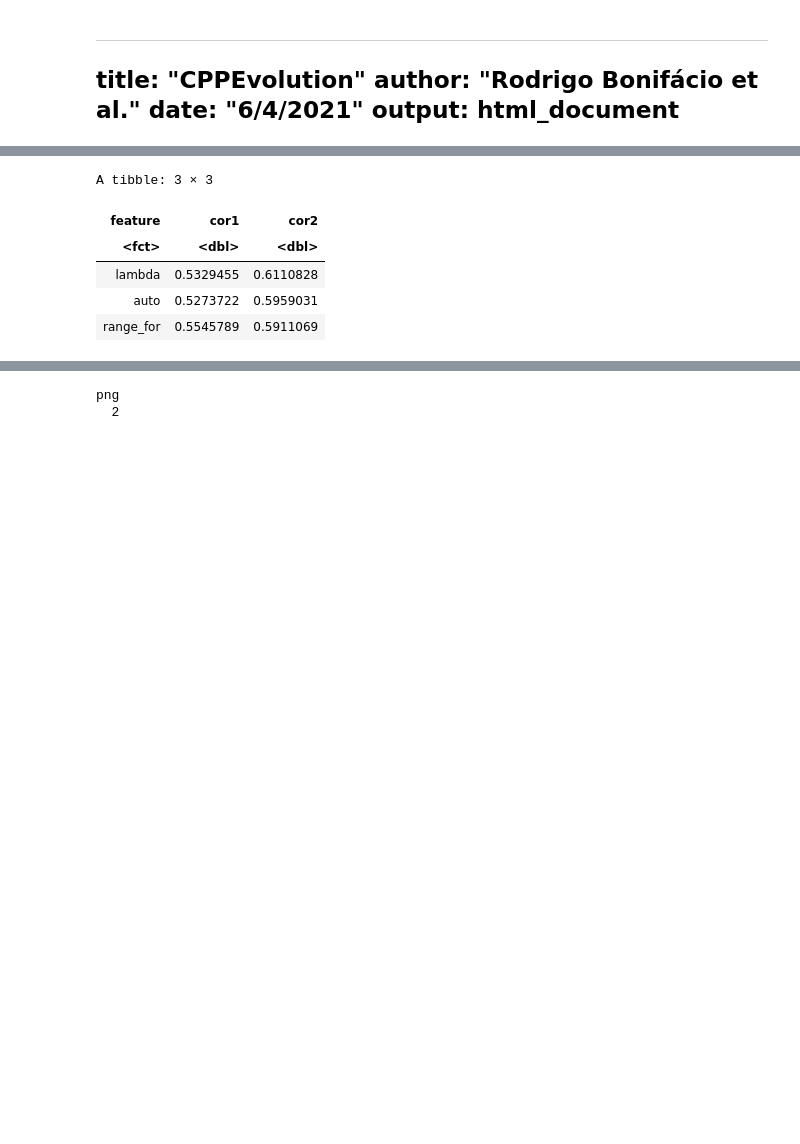
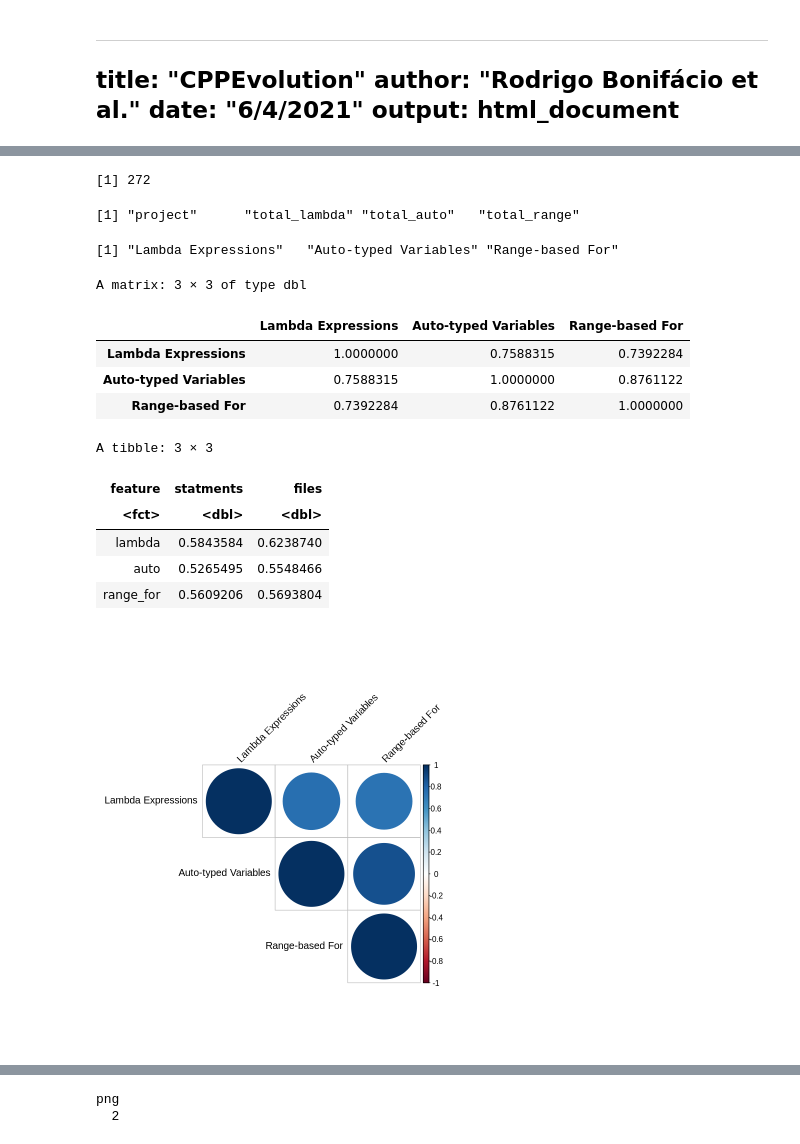
Before and after one commit to PAMunb/cppEvolution, a Jupyter notebook: analysis/datasets/analysis.ipynb, the cells around one changed output, grey strips where cells are left out. Drawn from its saved outputs; the diff is of its cells as text; code cells hidden in the pictures; blank space fills up the shorter version.

```diff
--- a/analysis/datasets/analysis.ipynb
+++ b/analysis/datasets/analysis.ipynb
@@ -161,19 +183,50 @@ A data.frame: 6 × 2
-# %%
-rq6 <- sqldf("select project, feature, statements, files, total
-                      from rq1
-                      where feature in ('auto','lambda', 'range_for')
-                      order by 2")
-
-rq6%>%
-group_by(feature)%>%
-summarise(cor1=cor(statements,total,method="spearman"), cor2=cor(files,total,method="spearman"))
-# %% [output]
-A tibble: 3 × 3
-| feature | cor1 | cor2 |
-| <fct> | <dbl> | <dbl> |
-| lambda | 0.5329455 | 0.6110828 |
-| auto | 0.5273722 | 0.5959031 |
-| range_for | 0.5545789 | 0.5911069 |
+# %%
+rq6 <- sqldf("select project, feature, statements, files, total
+                      from rq1
+                      where feature in ('auto','lambda', 'range_for')
+                      order by 2")
+
+# rq6
+
+lambdas <- sqldf("select project, total as total_lambda from rq6 where feature = 'lambda'")
+autos <- sqldf("select project, total as total_auto from rq6 where feature = 'auto'")
+range_fors <- sqldf("select project, total as total_range from rq6 where feature = 'range_for'")
+
+rq8 <- merge(lambdas,autos)
+rq8 <- merge(rq8,range_fors)
+
+nrow(rq8)
+colnames(rq8)
+
+rq8 <- sqldf("select total_lambda as [Lambda Expressions], total_auto as [Auto-typed Variables], total_range as [Range-based For] from rq8")
+
+res <- cor(rq8)
+colnames(res)
+res
+
+corrplot(res, type = "upper", order = "hclust",
+          tl.col = "black", tl.srt = 45)
+
+
+rq6%>%
+group_by(feature)%>%
+summarise(statments=cor(statements,total,method="spearman"), files=cor(files,total,method="spearman"))
+# %% [output]
+[1] 272
+[1] "project"      "total_lambda" "total_auto"   "total_range"
+[1] "Lambda Expressions"   "Auto-typed Variables" "Range-based For"
+A matrix: 3 × 3 of type dbl
+|  | Lambda Expressions | Auto-typed Variables | Range-based For |
+| Lambda Expressions | 1.0000000 | 0.7588315 | 0.7392284 |
+| Auto-typed Variables | 0.7588315 | 1.0000000 | 0.8761122 |
+| Range-based For | 0.7392284 | 0.8761122 | 1.0000000 |
+A tibble: 3 × 3
+| feature | statments | files |
+| <fct> | <dbl> | <dbl> |
+| lambda | 0.5843584 | 0.6238740 |
+| auto | 0.5265495 | 0.5548466 |
+| range_for | 0.5609206 | 0.5693804 |
+[figure, added]
 # %%
 cd <- as.Date("2010-01-01")
 maxDate <- as.Date("2022-05-01")
```
Also changed, not shown: parts of 6 cells of this notebook.
